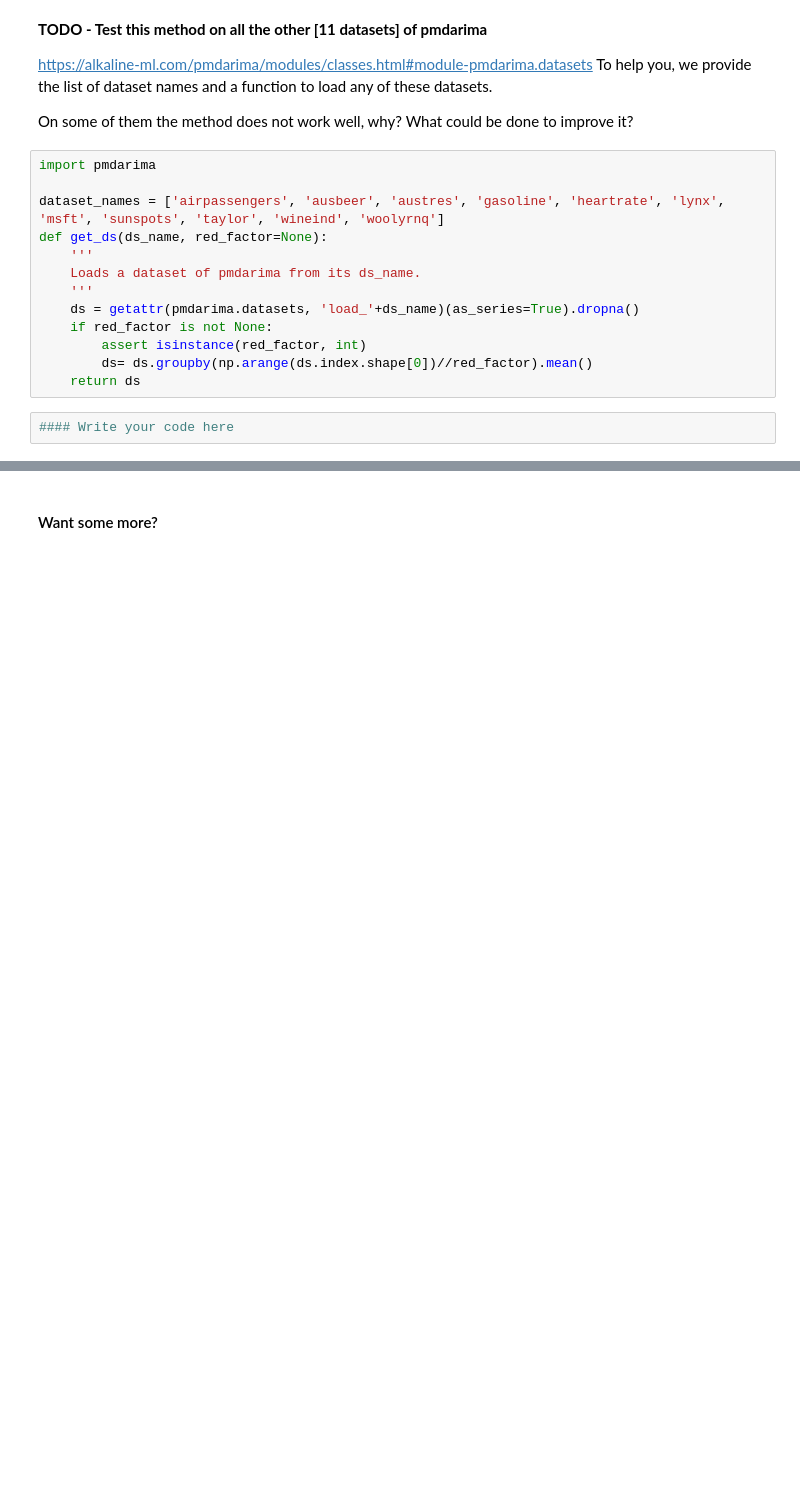
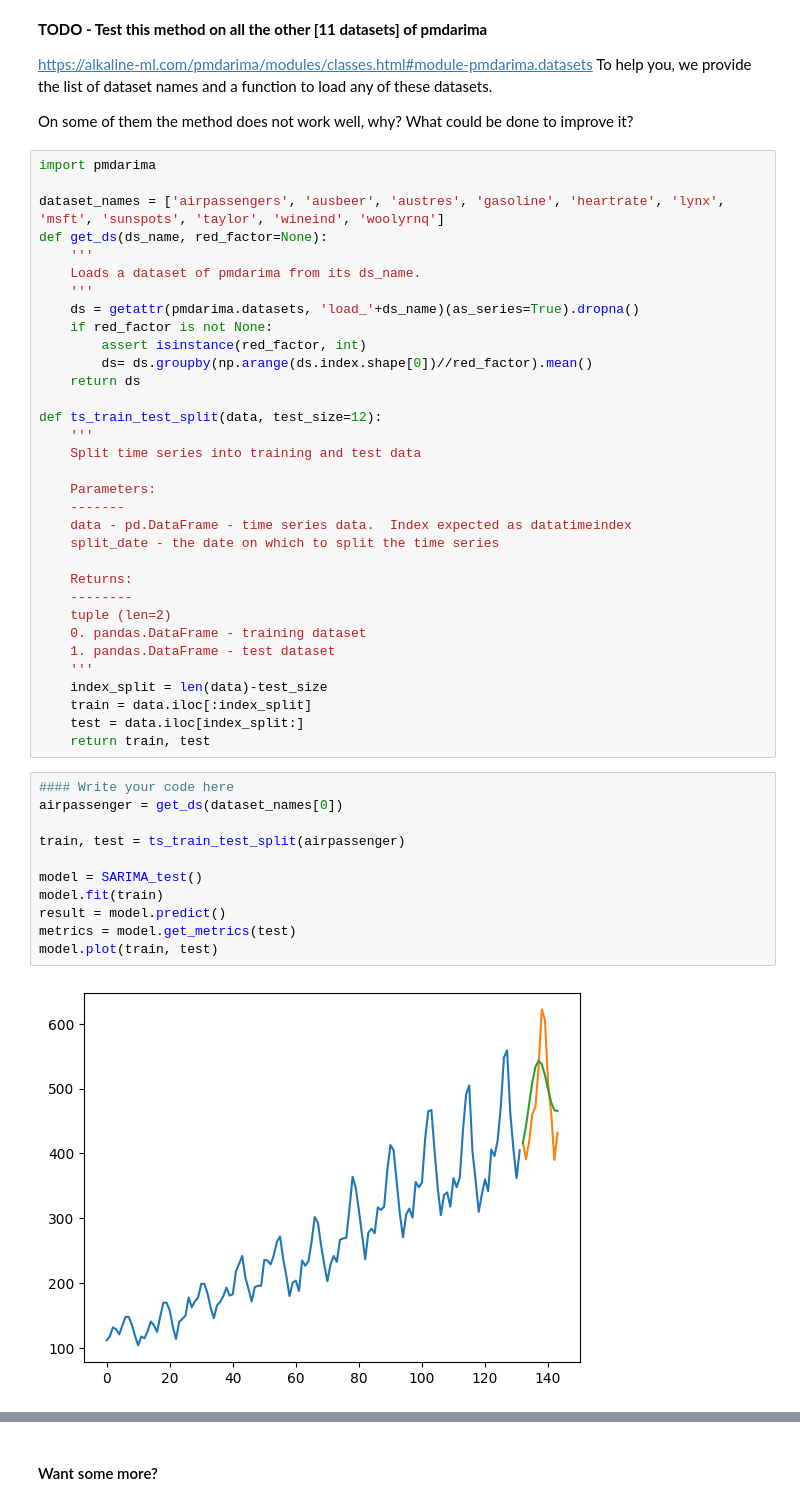
Before and after one commit to LexouLam/ML6, a Jupyter notebook: notebook/AL2_2023_Campus_ML6-NB2_AlexandraLamotte.ipynb, the cells around one changed output, grey strips where cells are left out. Cells and saved outputs as stored; diff of their text form; blank space fills up the shorter version.

```diff
--- a/notebook/AL2_2023_Campus_ML6-NB2_AlexandraLamotte.ipynb
+++ b/notebook/AL2_2023_Campus_ML6-NB2_AlexandraLamotte.ipynb
@@ -970,5 +969,36 @@ def get_ds(ds_name, red_factor=None):
         assert isinstance(red_factor, int)
         ds= ds.groupby(np.arange(ds.index.shape[0])//red_factor).mean()
     return ds
+
+def ts_train_test_split(data, test_size=12):
+    '''
+    Split time series into training and test data
+
+    Parameters:
+    -------
+    data - pd.DataFrame - time series data.  Index expected as datatimeindex
+    split_date - the date on which to split the time series
+
+    Returns:
+    --------
+    tuple (len=2)
+    0. pandas.DataFrame - training dataset
+    1. pandas.DataFrame - test dataset
+    '''
+    index_split = len(data)-test_size
+    train = data.iloc[:index_split]
+    test = data.iloc[index_split:]
+    return train, test
 # %%
 #### Write your code here
+airpassenger = get_ds(dataset_names[0])
+
+train, test = ts_train_test_split(airpassenger)
+
+model = SARIMA_test()
+model.fit(train)
+result = model.predict()
+metrics = model.get_metrics(test)
+model.plot(train, test)
+# %% [output]
+[figure, added]
```
Also changed, not shown: parts of 4 cells of this notebook, 1 other file.
